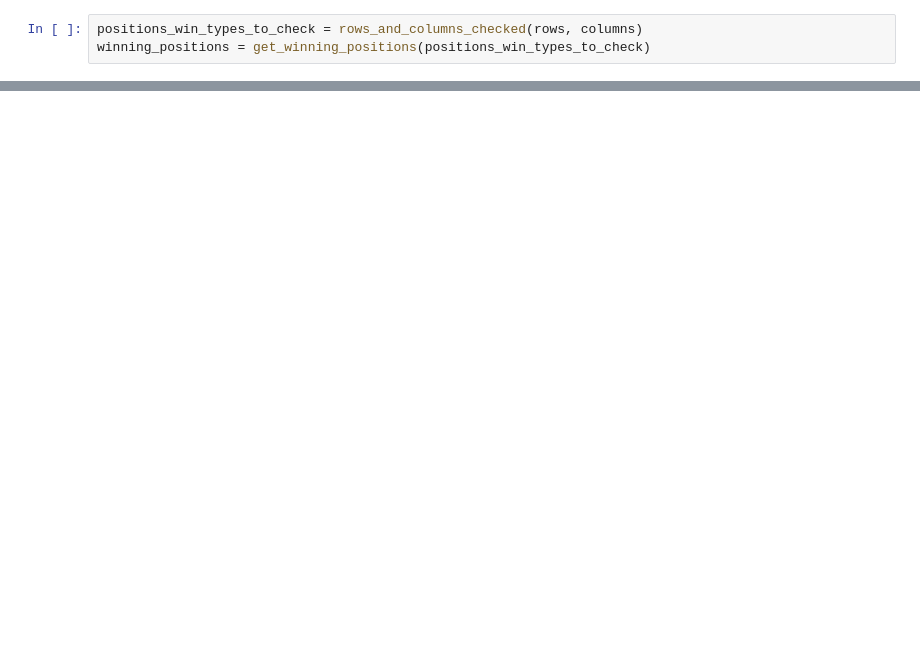
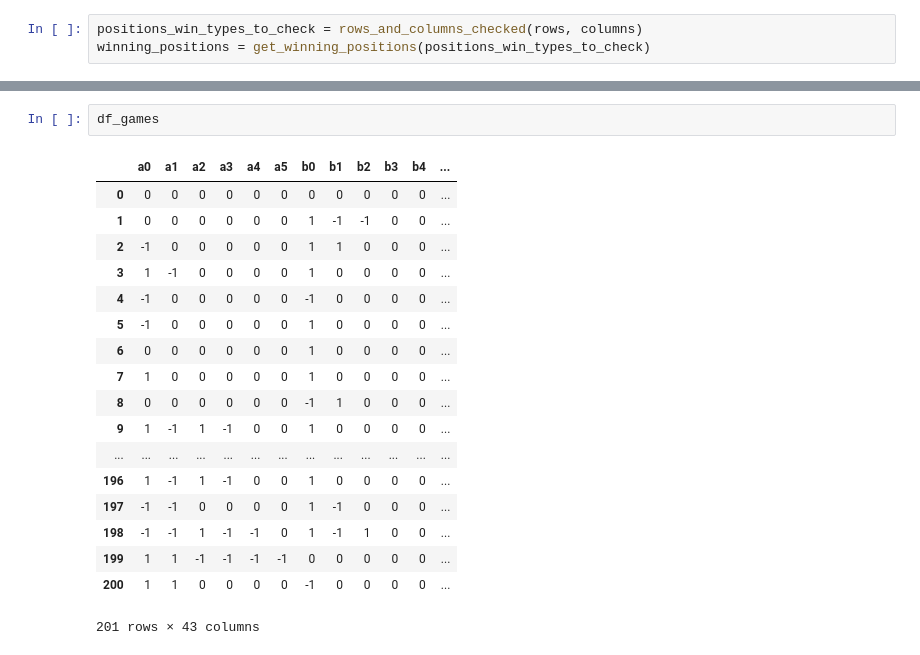
Before and after one commit to dav1dfeldman/Game-AI, a Jupyter notebook: Connect 4 0.0.1.ipynb, the cells around one changed output, grey strips where cells are left out. Saved outputs shown, nothing was run; the diff lists cells and outputs as text; blank space fills up the shorter version.

```diff
--- a/Connect 4 0.0.1.ipynb
+++ b/Connect 4 0.0.1.ipynb
@@ -219,0 +259,21 @@ moves_per_game.plot(kind = 'bar')
+# %%
+df_games
+# %% [output]
+|  | a0 | a1 | a2 | a3 | a4 | a5 | b0 | b1 | b2 | b3 | b4 | ... |
+| 0 | 0 | 0 | 0 | 0 | 0 | 0 | 0 | 0 | 0 | 0 | 0 | ... |
+| 1 | 0 | 0 | 0 | 0 | 0 | 0 | 1 | -1 | -1 | 0 | 0 | ... |
+| 2 | -1 | 0 | 0 | 0 | 0 | 0 | 1 | 1 | 0 | 0 | 0 | ... |
+| 3 | 1 | -1 | 0 | 0 | 0 | 0 | 1 | 0 | 0 | 0 | 0 | ... |
+| 4 | -1 | 0 | 0 | 0 | 0 | 0 | -1 | 0 | 0 | 0 | 0 | ... |
+| 5 | -1 | 0 | 0 | 0 | 0 | 0 | 1 | 0 | 0 | 0 | 0 | ... |
+| 6 | 0 | 0 | 0 | 0 | 0 | 0 | 1 | 0 | 0 | 0 | 0 | ... |
+| 7 | 1 | 0 | 0 | 0 | 0 | 0 | 1 | 0 | 0 | 0 | 0 | ... |
+| 8 | 0 | 0 | 0 | 0 | 0 | 0 | -1 | 1 | 0 | 0 | 0 | ... |
+| 9 | 1 | -1 | 1 | -1 | 0 | 0 | 1 | 0 | 0 | 0 | 0 | ... |
+| ... | ... | ... | ... | ... | ... | ... | ... | ... | ... | ... | ... | ... |
+| 196 | 1 | -1 | 1 | -1 | 0 | 0 | 1 | 0 | 0 | 0 | 0 | ... |
+| 197 | -1 | -1 | 0 | 0 | 0 | 0 | 1 | -1 | 0 | 0 | 0 | ... |
+| 198 | -1 | -1 | 1 | -1 | -1 | 0 | 1 | -1 | 1 | 0 | 0 | ... |
+| 199 | 1 | 1 | -1 | -1 | -1 | -1 | 0 | 0 | 0 | 0 | 0 | ... |
+| 200 | 1 | 1 | 0 | 0 | 0 | 0 | -1 | 0 | 0 | 0 | 0 | ... |
+201 rows × 43 columns
```
Also changed, not shown: parts of 25 cells of this notebook.
